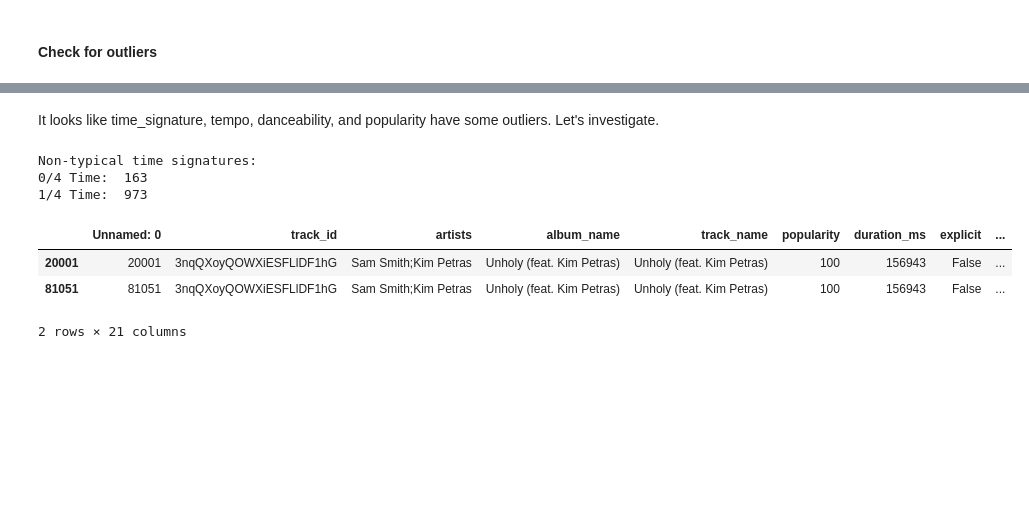
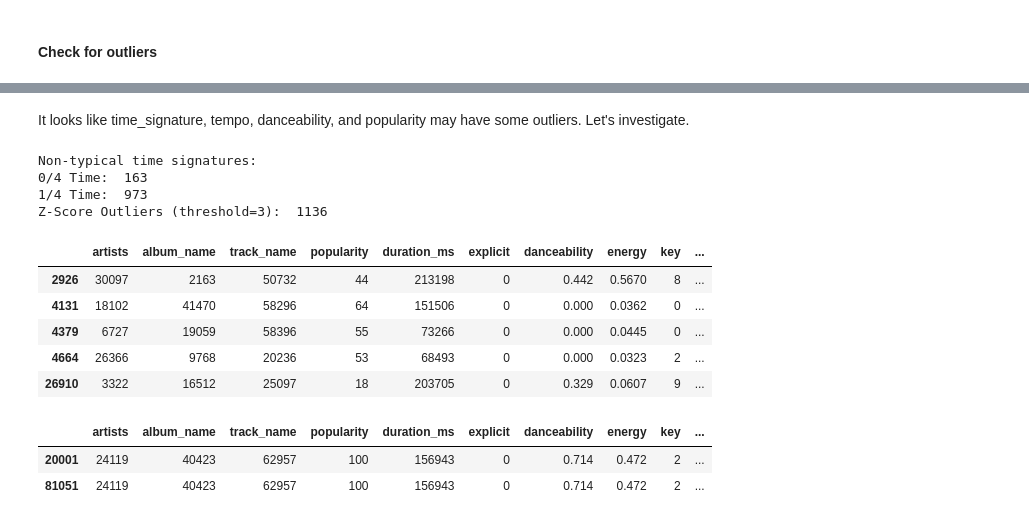
Before and after one commit to foozbat/datascience-spotify, a Jupyter notebook: EDA.ipynb, the cells around one changed output, grey strips where cells are left out. Saved outputs shown, nothing was run; the diff lists cells and outputs as text; code cells hidden in the pictures; blank space fills up the shorter version.

```diff
--- a/EDA.ipynb
+++ b/EDA.ipynb
@@ -58,14 +57,21 @@ It looks like there is only one row in the dataset without artist name, album na
 df.dropna(inplace=True)
 
 # drop columns with unique identifiers or non-categorical text values
-df2 = df.drop(columns=['track_id', 'track_name', 'album_name','artists'])
+#df2 = df.drop(columns=['track_id', 'track_name', 'album_name','artists'])
 
 # convert non-numeric values to numeric
-df2['explicit'] = df2['explicit'].astype(int)
+df['explicit'] = df['explicit'].astype(int)
 
-df2['track_genre'] = pd.Categorical(df2['track_genre'])
-genre_codes = dict(enumerate(df2['track_genre'].cat.categories)) # store these for later in case we need them
-df2['track_genre'] = df2['track_genre'].cat.codes
+le = LabelEncoder()
 
-df2.head()
+# Encode the 'artists', 'album_name', and 'track_name' columns
+df['artists'] = le.fit_transform(df['artists'])
+df['album_name'] = le.fit_transform(df['album_name'])
+df['track_name'] = le.fit_transform(df['track_name'])
+df['track_genre'] = le.fit_transform(df['track_genre'])
+
+# get rid of the redundant ID column since it matches the DF ID
+df = df.drop(df.columns[0:2], axis=1)
+
+df.head()
 # %% [output]
@@ -88,17 +96,29 @@ plt.show()
 # %% [markdown]
-It looks like time_signature, tempo, danceability, and popularity have some outliers.  Let's investigate.
+It looks like time_signature, tempo, danceability, and popularity may have some outliers.  Let's investigate.
 # %%
+z_time_sig = np.abs((df['time_signature'] - df['time_signature'].mean()) / df['time_signature'].std())
+
 print("Non-typical time signatures:")
 print("0/4 Time: ", len(df[df['time_signature'] == 0]))
 print("1/4 Time: ", len(df[df['time_signature'] == 1]))
+print("Z-Score Outliers (threshold=3): ", len(df[z_time_sig > 3]))
 print()
 
-df[df['popularity'] == 100]
+df[df['time_signature'] == 0].head()
 # %% [output]
 Non-typical time signatures:
 0/4 Time:  163
 1/4 Time:  973
+Z-Score Outliers (threshold=3):  1136
-|  | Unnamed: 0 | track_id | artists | album_name | track_name | popularity | duration_ms | explicit | ... |
-| 20001 | 20001 | 3nqQXoyQOWXiESFLlDF1hG | Sam Smith;Kim Petras | Unholy (feat. Kim Petras) | Unholy (feat. Kim Petras) | 100 | 156943 | False | ... |
-| 81051 | 81051 | 3nqQXoyQOWXiESFLlDF1hG | Sam Smith;Kim Petras | Unholy (feat. Kim Petras) | Unholy (feat. Kim Petras) | 100 | 156943 | False | ... |
+|  | artists | album_name | track_name | popularity | duration_ms | explicit | danceability | energy | key | ... |
+| 2926 | 30097 | 2163 | 50732 | 44 | 213198 | 0 | 0.442 | 0.5670 | 8 | ... |
+| 4131 | 18102 | 41470 | 58296 | 64 | 151506 | 0 | 0.000 | 0.0362 | 0 | ... |
+| 4379 | 6727 | 19059 | 58396 | 55 | 73266 | 0 | 0.000 | 0.0445 | 0 | ... |
+| 4664 | 26366 | 9768 | 20236 | 53 | 68493 | 0 | 0.000 | 0.0323 | 2 | ... |
+| 26910 | 3322 | 16512 | 25097 | 18 | 203705 | 0 | 0.329 | 0.0607 | 9 | ... |
-2 rows × 21 columns
+# %%
+df[df['popularity'] == 100]
+# %% [output]
+|  | artists | album_name | track_name | popularity | duration_ms | explicit | danceability | energy | key | ... |
+| 20001 | 24119 | 40423 | 62957 | 100 | 156943 | 0 | 0.714 | 0.472 | 2 | ... |
+| 81051 | 24119 | 40423 | 62957 | 100 | 156943 | 0 | 0.714 | 0.472 | 2 | ... |
```
Also changed, not shown: parts of 12 cells of this notebook.
